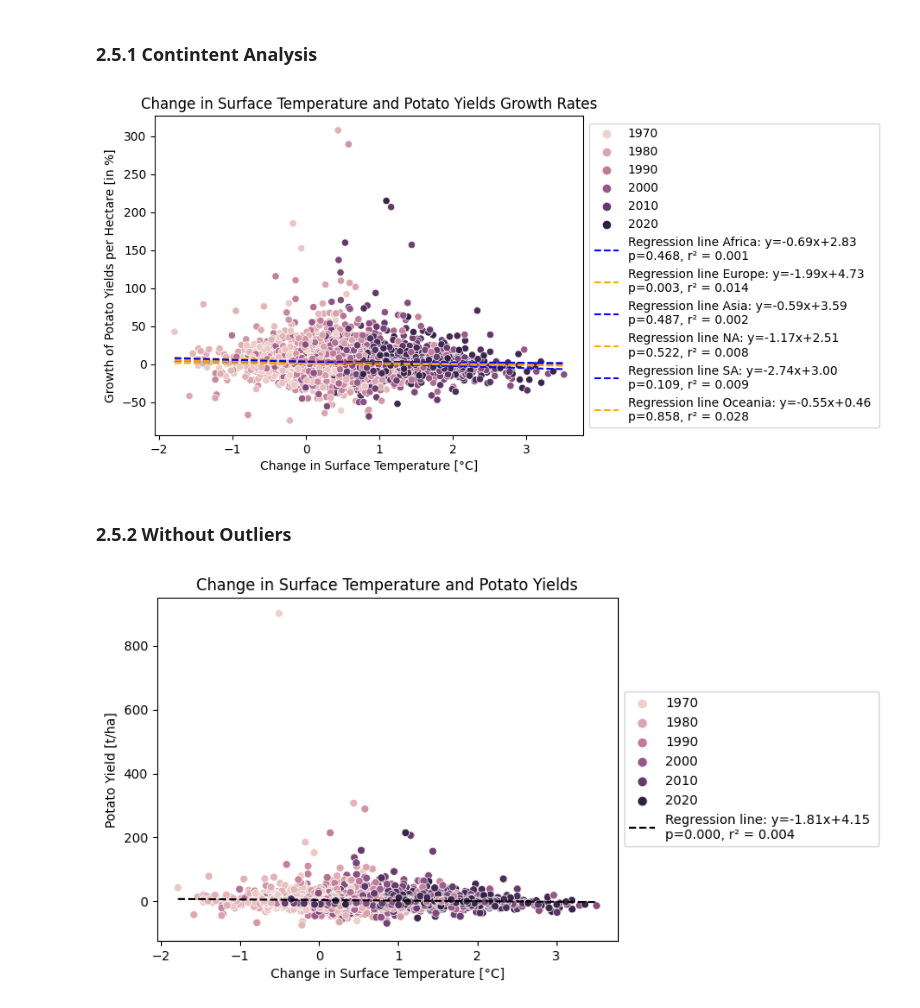
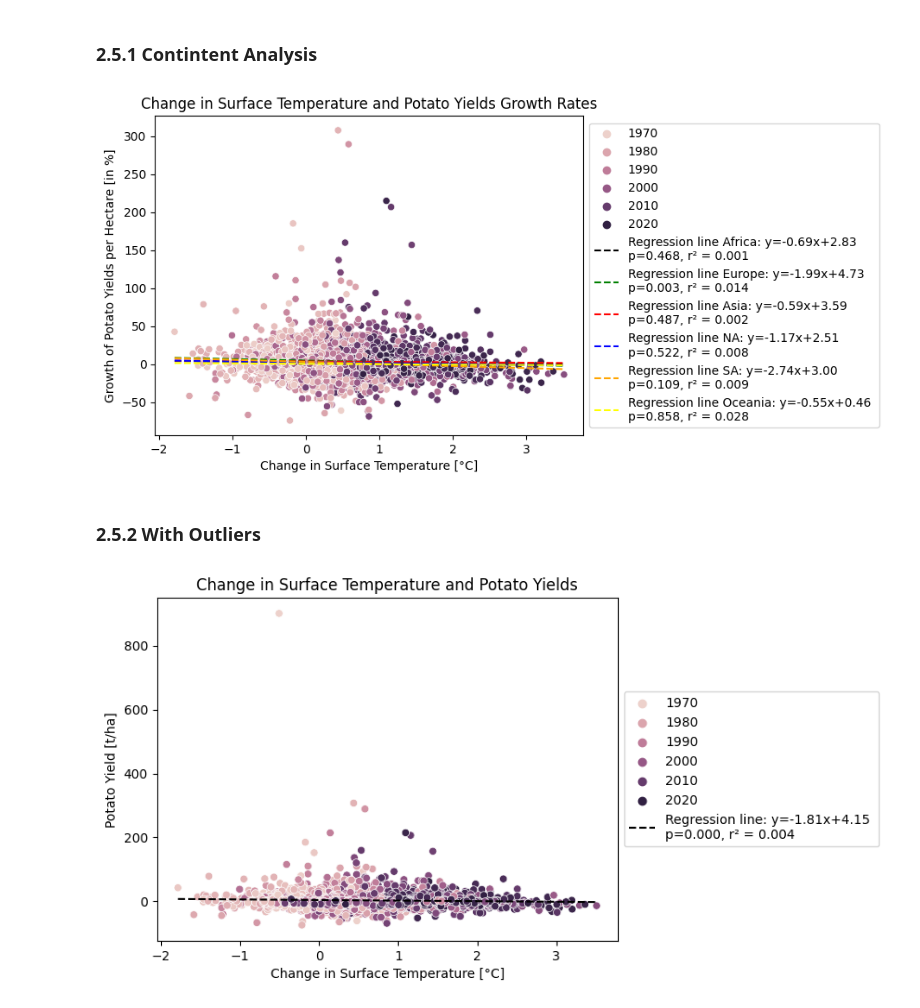
Before and after one commit to RebeccaKessler/Otter_Group_Project, a Jupyter notebook: Appendix.ipynb, the cells around one changed output. Saved outputs shown, nothing was run; the diff lists cells and outputs as text; code cells hidden in the pictures.

```diff
--- a/Appendix.ipynb
+++ b/Appendix.ipynb
@@ -684,7 +666,7 @@ slope = ols_canned_results.params[1]
 intercept = ols_canned_results.params[0]
 trendline = slope * x + intercept
 line = f'Regression line Africa: y={slope:.2f}x+{intercept:.2f} \np={ols_canned_results.pvalues[1]:.3f}, r² = {ols_canned_results.rsquared:.3f}'
-plt.plot(x, trendline, '--', color='C0', label=line)
+plt.plot(x, trendline, '--', color='k', label=line)
 
 #Europe
 ols_canned_results = sm.OLS.from_formula('Value_Y ~ Value_T + Value_GDP + Value_Fert + Value_Prec_Anom', df_panel_growth_no_outliers_Europe).fit()
@@ -692,7 +674,7 @@ slope = ols_canned_results.params[1]
 intercept = ols_canned_results.params[0]
 trendline = slope * x + intercept
 line = f'Regression line Europe: y={slope:.2f}x+{intercept:.2f} \np={ols_canned_results.pvalues[1]:.3f}, r² = {ols_canned_results.rsquared:.3f}'
-plt.plot(x, trendline, '--', color='C1', label=line)
+plt.plot(x, trendline, '--', color='green', label=line)
 
 #Asia
 ols_canned_results = sm.OLS.from_formula('Value_Y ~ Value_T + Value_GDP + Value_Fert + Value_Prec_Anom', df_panel_growth_no_outliers_Asia).fit()
@@ -700,41 +682,41 @@ slope = ols_canned_results.params[1]
 intercept = ols_canned_results.params[0]
 trendline = slope * x + intercept
 line = f'Regression line Asia: y={slope:.2f}x+{intercept:.2f} \np={ols_canned_results.pvalues[1]:.3f}, r² = {ols_canned_results.rsquared:.3f}'
-plt.plot(x, trendline, '--', color='C2', label=line)
+plt.plot(x, trendline, '--', color='red', label=line)
 
 #NA
 ols_canned_results = sm.OLS.from_formula('Value_Y ~ Value_T + Value_GDP + Value_Fert + Value_Prec_Anom', df_panel_growth_no_outliers_NA).fit()
 slope = ols_canned_results.params[1]
 intercept = ols_canned_results.params[0]
 trendline = slope * x + intercept
 line = f'Regression line NA: y={slope:.2f}x+{intercept:.2f} \np={ols_canned_results.pvalues[1]:.3f}, r² = {ols_canned_results.rsquared:.3f}'
-plt.plot(x, trendline, '--', color='C3', label=line)
+plt.plot(x, trendline, '--', color='blue', label=line)
 
 #SA
 ols_canned_results = sm.OLS.from_formula('Value_Y ~ Value_T + Value_GDP + Value_Fert + Value_Prec_Anom', df_panel_growth_no_outliers_SA).fit()
 slope = ols_canned_results.params[1]
 intercept = ols_canned_results.params[0]
 trendline = slope * x + intercept
 line = f'Regression line SA: y={slope:.2f}x+{intercept:.2f} \np={ols_canned_results.pvalues[1]:.3f}, r² = {ols_canned_results.rsquared:.3f}'
-plt.plot(x, trendline, '--', color='C4', label=line)
+plt.plot(x, trendline, '--', color='orange', label=line)
 
 #Oceania
 ols_canned_results = sm.OLS.from_formula('Value_Y ~ Value_T + Value_GDP + Value_Fert + Value_Prec_Anom', df_panel_growth_no_outliers_Oceania).fit()
 slope = ols_canned_results.params[1]
 intercept = ols_canned_results.params[0]
 trendline = slope * x + intercept
 line = f'Regression line Oceania: y={slope:.2f}x+{intercept:.2f} \np={ols_canned_results.pvalues[1]:.3f}, r² = {ols_canned_results.rsquared:.3f}'
-plt.plot(x, trendline, '--', color='C5', label=line)
+plt.plot(x, trendline, '--', color='yellow', label=line)
 
 plt.xlabel('Change in Surface Temperature [°C]')
 plt.ylabel('Growth of Potato Yields per Hectare [in %]')
 plt.title('Change in Surface Temperature and Potato Yields Growth Rates')
 plt.legend(loc='center left', bbox_to_anchor=(1, 0.5))
 plt.show()
 # %% [output]
-[figure, old version]
+[figure, new version]
 # %% [markdown]
-### 2.5.2 Without Outliers
+### 2.5.2 With Outliers
 # %%
 # Normal linear regression (with outliers)
 sns.scatterplot(x='Value_T', y='Value_Y', hue='Year', data=df_panel_growth)
```
Also changed, not shown: parts of 21 cells of this notebook.
